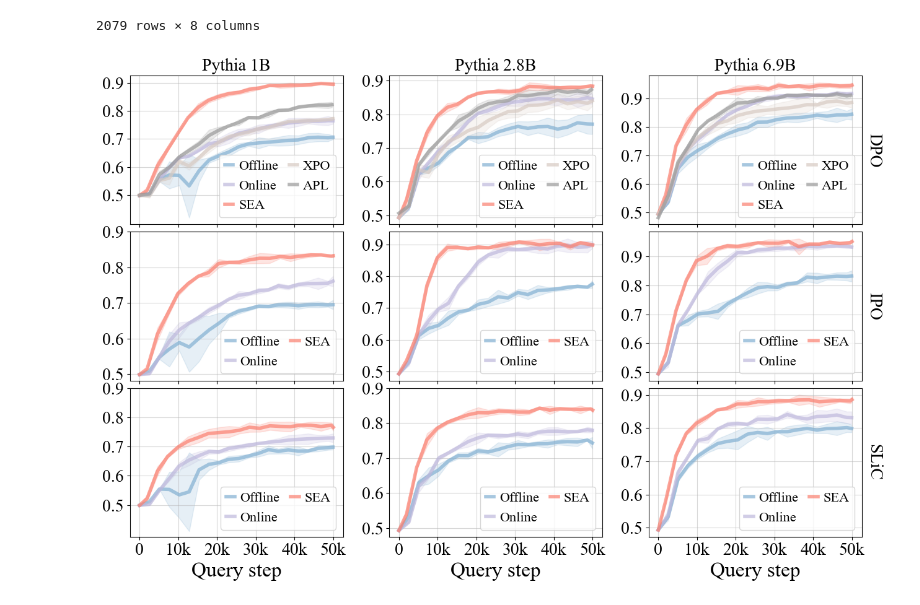
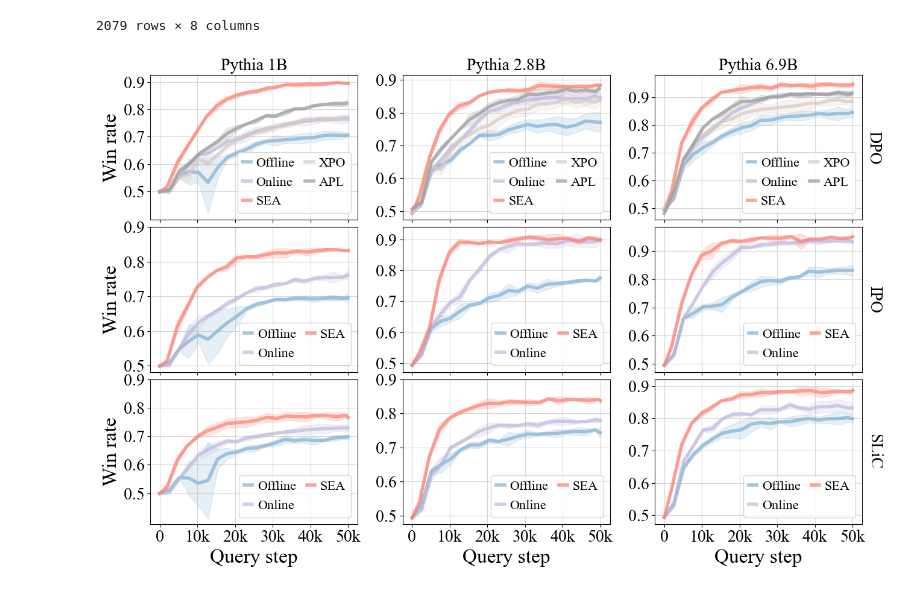
Before and after one commit to lkevinzc/ellm, a Jupyter notebook: notebooks/plotting/main.ipynb, the cells around one changed output. Drawn from its saved outputs; the diff is of its cells as text; code cells hidden in the pictures.

```diff
--- a/notebooks/plotting/main.ipynb
+++ b/notebooks/plotting/main.ipynb
@@ -208,7 +208,8 @@ cnt = 0
 for axes in g.axes:
     for ax in axes:
         cnt += 1
-        ax.set_ylabel('', fontsize=18)
+        if cnt in [1,4,7]:
+            ax.set_ylabel('Win rate', fontsize=24)
         ax.set_xlabel('Query step', fontsize=24)
         ax.set_xticks([0, 10_000, 20_000, 30_000, 40_000, 50_000],
               ["0", "10k", "20k", "30k", "40k", "50k"])
@@ -221,31 +222,31 @@ for axes in g.axes:
         ax.grid(True, which="both", ls="-", c="0.7", alpha=0.5)
         ax.legend()
         sns.move_legend(
             ax, "best",
             # bbox_to_anchor=(0.45, -0.07),
             ncol=2,
             title=None,
             frameon=True,
             labels=[methods_to_labels[k] for k in hue_order] if cnt <=3 else [methods_to_labels[k] for k in ["offline", "online", "sea"]],
             handletextpad=0.4,
             handlelength=0.6,
             columnspacing=0.8,
             fontsize=16,
         )
 
 # sns.move_legend(
 #     ax_g, "lower center",
 #     bbox_to_anchor=(0.45, -0.07),
 #     ncol=5,
 #     title=None,
 #     frameon=True,
 #     labels=[methods_to_labels[k] for k in hue_order],
 #     # handletextpad=0.4,
 #     # handlelength=0.6,
 #     # columnspacing=0.8
 # )
 plt.subplots_adjust(hspace=0.05)
 fig = ax.get_figure()
 fig.savefig("main.pdf", bbox_inches="tight")
 # %% [output]
-[figure, old version]
+[figure, new version]
```
Also changed, not shown: 7 other files.
